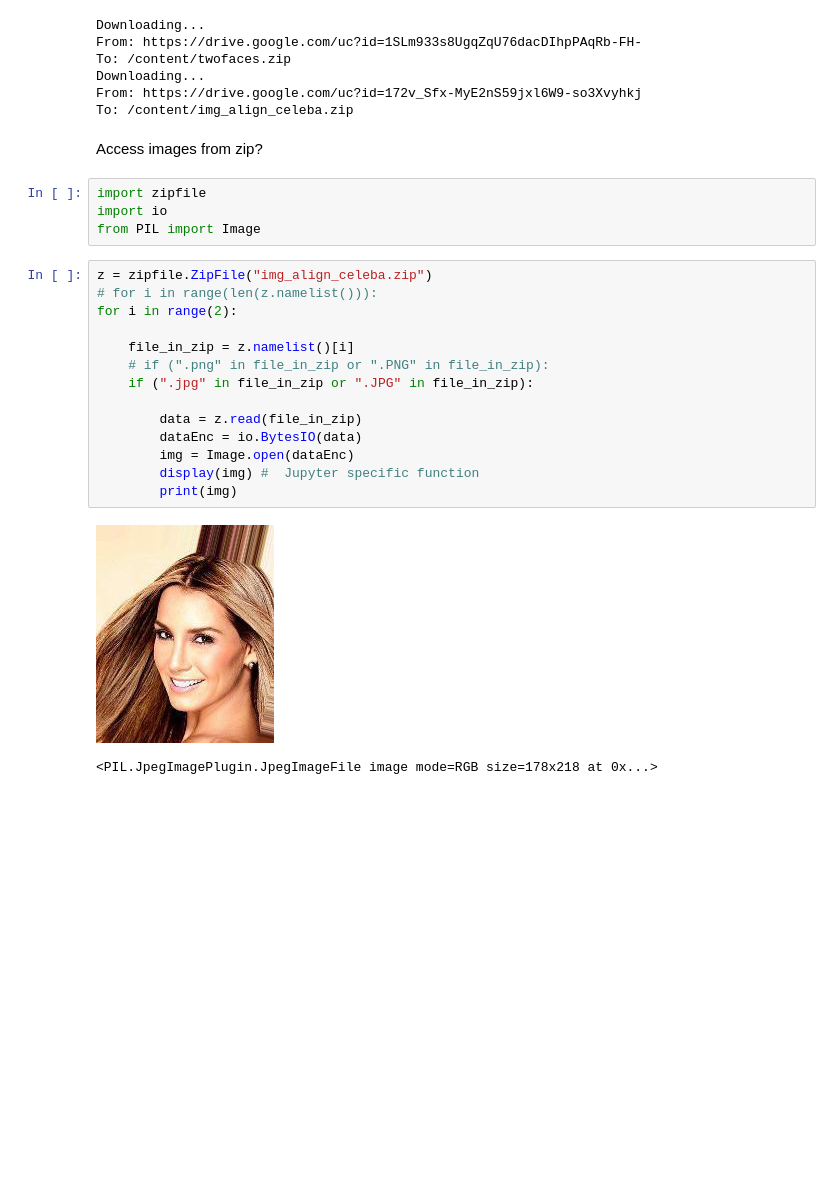
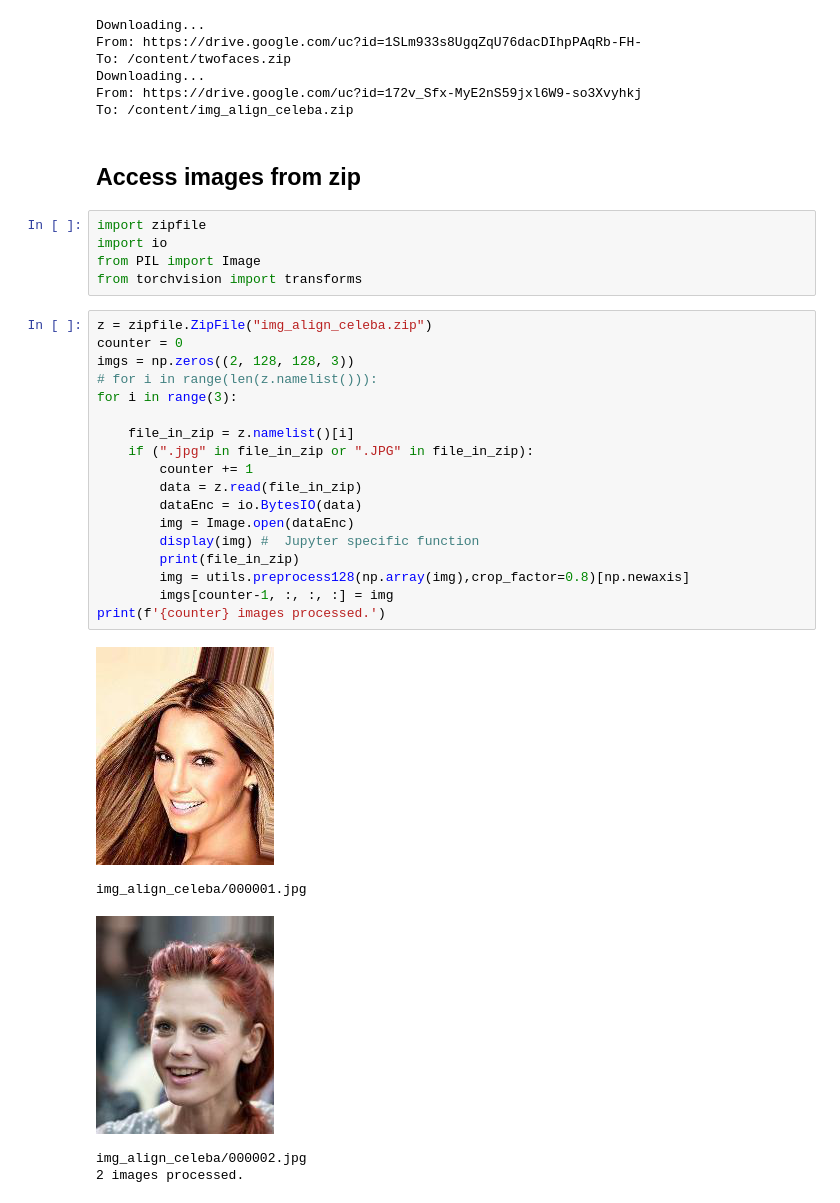
Before and after one commit to SourCherries/VAE-GAN-CelebA, a Jupyter notebook: z_batch.ipynb, the cells around one changed output. Drawn from its saved outputs; the diff is of its cells as text; blank space fills up the shorter version.

```diff
--- a/z_batch.ipynb
+++ b/z_batch.ipynb
@@ -71,25 +65,33 @@ Downloading...
 From: https://drive.google.com/uc?id=172v_Sfx-MyE2nS59jxl6W9-so3Xvyhkj
 To: /content/img_align_celeba.zip
 # %% [markdown]
-Access images from zip?
+## Access images from zip
 # %%
 import zipfile
 import io
 from PIL import Image
+from torchvision import transforms
 # %%
 z = zipfile.ZipFile("img_align_celeba.zip")
+counter = 0
+imgs = np.zeros((2, 128, 128, 3))
 # for i in range(len(z.namelist())):
-for i in range(2):
+for i in range(3):
 
     file_in_zip = z.namelist()[i]
-    # if (".png" in file_in_zip or ".PNG" in file_in_zip):
     if (".jpg" in file_in_zip or ".JPG" in file_in_zip):
-
+        counter += 1
         data = z.read(file_in_zip)
         dataEnc = io.BytesIO(data)
         img = Image.open(dataEnc)
         display(img) #  Jupyter specific function
-        print(img)
+        print(file_in_zip)
+        img = utils.preprocess128(np.array(img),crop_factor=0.8)[np.newaxis]
+        imgs[counter-1, :, :, :] = img
+print(f'{counter} images processed.')
 # %% [output]
 [figure]
-<PIL.JpegImagePlugin.JpegImageFile image mode=RGB size=178x218 at 0x...>
+img_align_celeba/000001.jpg
+[figure, added]
+img_align_celeba/000002.jpg
+2 images processed.
```
Also changed, not shown: parts of 9 cells of this notebook.
